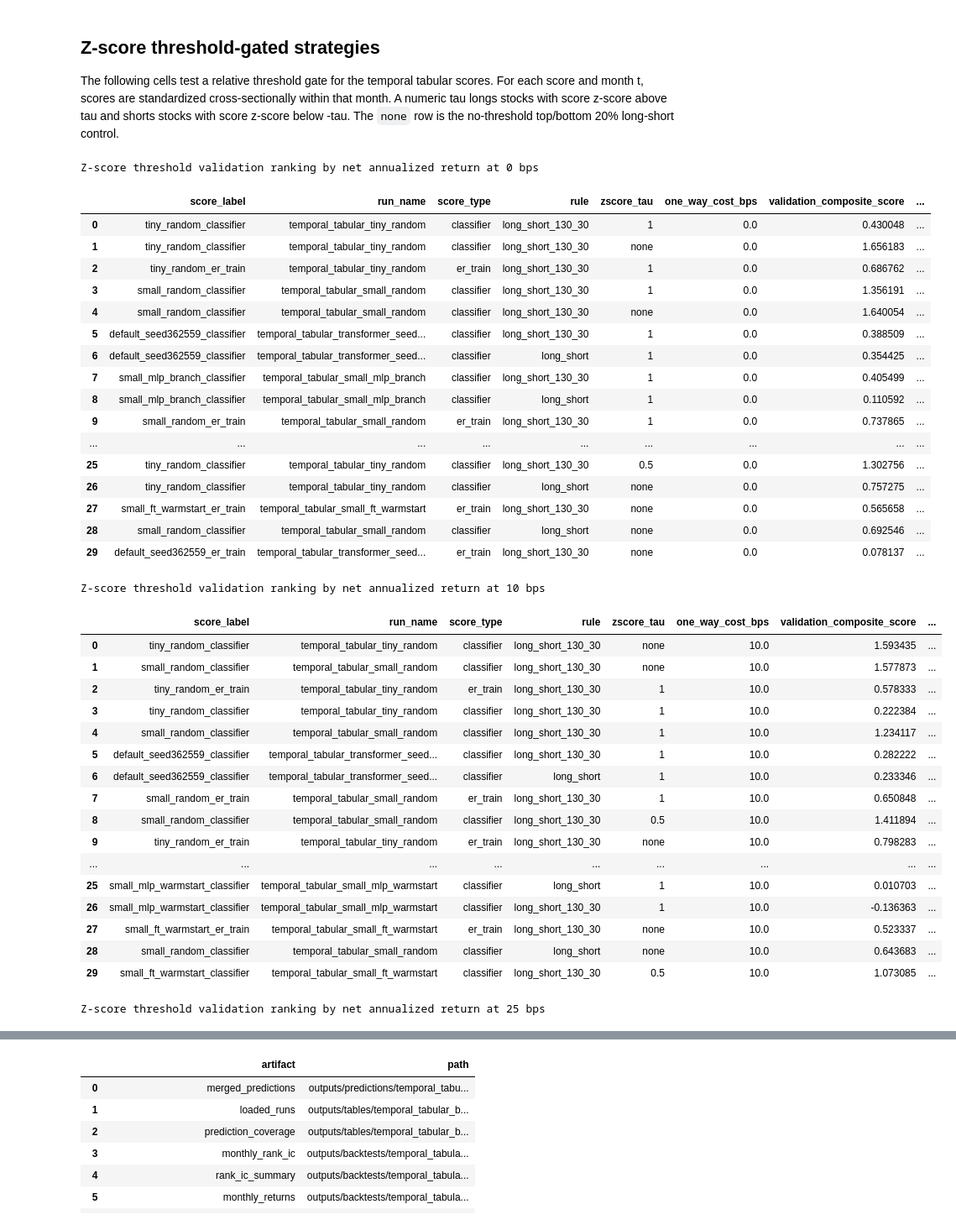
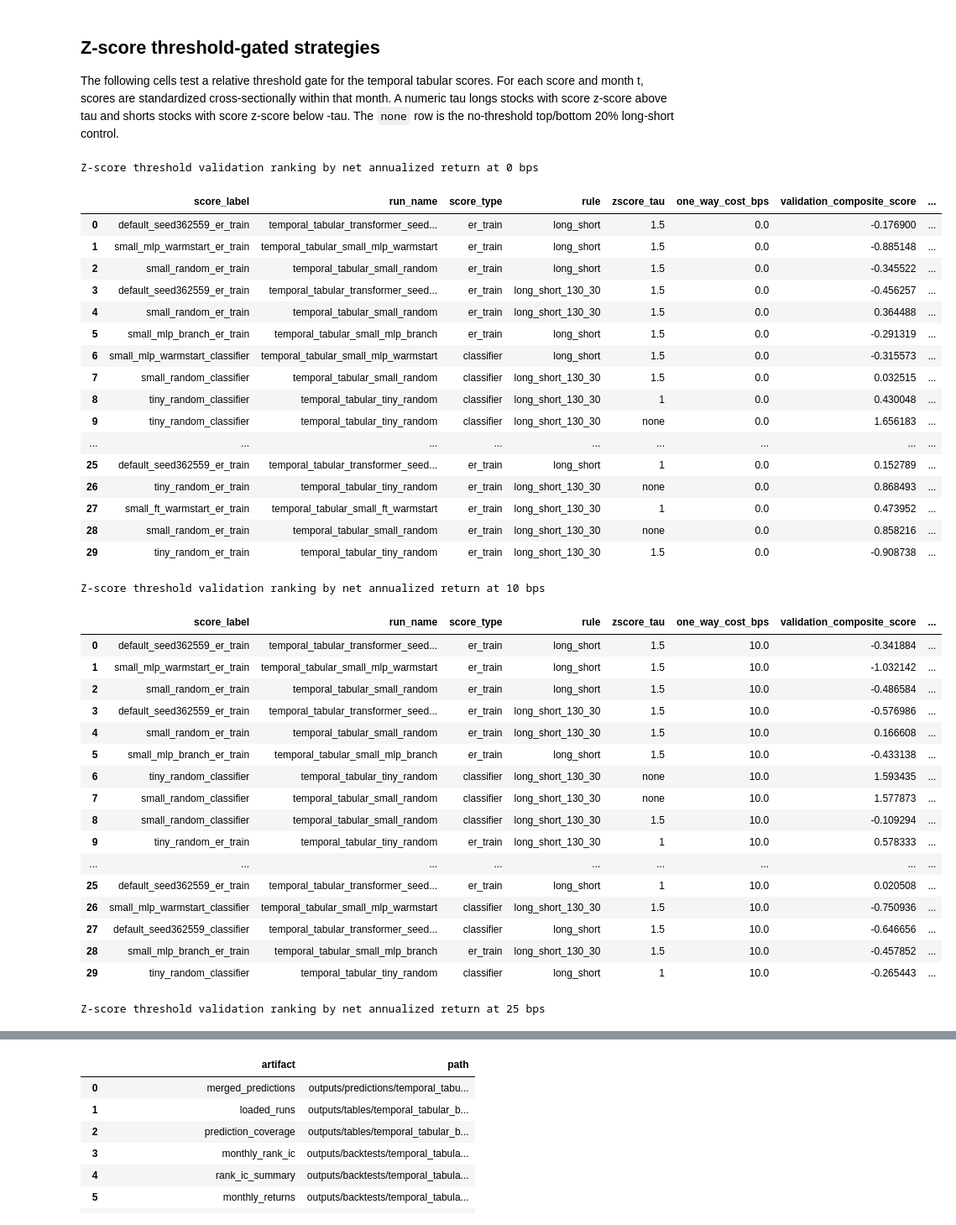
Before and after one commit to clemeddeb/ML_For_Cross-Sectional_Stock_Return_Prediction, a Jupyter notebook: notebooks/13_backtest_temporal_tabular_score_strategies.ipynb, the cells around one changed output, grey strips where cells are left out. Shown at 84% size. Drawn from its saved outputs; the diff is of its cells as text; code cells hidden in the pictures.

```diff
--- a/notebooks/13_backtest_temporal_tabular_score_strategies.ipynb
+++ b/notebooks/13_backtest_temporal_tabular_score_strategies.ipynb
@@ -749,7 +749,7 @@ The following cells test a relative threshold gate for the temporal tabular scor
 # %%
 # Cell 13: Z-score-relative threshold strategy grid and backtests
 
-ZSCORE_THRESHOLD_GRID = [None, 0.0, 0.25, 0.5, 1.0]
+ZSCORE_THRESHOLD_GRID = [None, 0.0, 0.25, 0.5, 1.0, 1.5]
 ZSCORE_THRESHOLD_RULES = ["gross_normalized_long_short", "long_short", "long_short_130_30"]
 ZSCORE_Q_FOR_NONE = 0.20
 
@@ -966,66 +966,66 @@ zscore_validation_portfolios = zscore_threshold_summary.loc[zscore_threshold_sum
 zscore_validation_portfolios["validation_net_sharpe"] = zscore_validation_portfolios["sharpe"]
 zscore_validation_portfolios["validation_net_annualized_return"] = zscore_validation_portfolios["annualized_return"]
 zscore_validation_portfolios["validation_net_annualized_volatility"] = zscore_validation_portfolios["annualized_volatility"]
 zscore_validation_portfolios["eligible_for_selection"] = zscore_validation_portfolios["validation_rank_ic"].notna() & zscore_validation_portfolios["validation_net_sharpe"].notna() & zscore_validation_portfolios["validation_net_annualized_return"].notna() & zscore_validation_portfolios["validation_net_annualized_volatility"].notna() & zscore_validation_portfolios["average_turnover"].notna() & zscore_validation_portfolios["average_turnover"].gt(0) & zscore_validation_portfolios["average_gross_exposure"].gt(0) & zscore_validation_portfolios["validation_net_annualized_volatility"].gt(0)
 zscore_validation_portfolios["validation_composite_score"] = zscore_validation_portfolios["validation_rank_ic"] + zscore_validation_portfolios["validation_net_sharpe"] + zscore_validation_portfolios["validation_net_annualized_return"] - zscore_validation_portfolios["average_turnover"] - zscore_validation_portfolios["validation_net_annualized_volatility"]
 zscore_validation_portfolios.loc[~zscore_validation_portfolios["eligible_for_selection"], "validation_composite_score"] = -np.inf
 zscore_validation_portfolios = zscore_validation_portfolios.sort_values(["one_way_cost_bps", "eligible_for_selection", "validation_net_annualized_return", "validation_net_sharpe", "validation_composite_score"], ascending=[True, False, False, False, False]).reset_index(drop=True)
 
 ZSCORE_VALIDATION_RANKING_COLUMNS = ["score_label", "run_name", "score_type", "rule", "zscore_tau", "one_way_cost_bps", "validation_composite_score", "validation_rank_ic", "validation_rank_ic_tstat", "validation_net_sharpe", "validation_net_annualized_return", "validation_net_annualized_volatility", "average_turnover", "eligible_for_selection", "average_n_long", "average_n_short", "average_gross_exposure", "average_long_leg_return", "average_short_leg_return", "average_short_leg_contribution", "max_drawdown"]
 
 zscore_threshold_monthly.to_csv(BACKTEST_DIR / "temporal_tabular_zscore_threshold_monthly_returns.csv", index=False)
 zscore_threshold_summary.to_csv(BACKTEST_DIR / "temporal_tabular_zscore_threshold_performance_summary.csv", index=False)
 zscore_validation_portfolios.to_csv(BACKTEST_DIR / "validation_temporal_tabular_zscore_threshold_strategy_ranking.csv", index=False)
 
 zscore_validation_rankings_by_cost = {}
 for cost in cost_grid_bps:
     ranking = zscore_validation_portfolios.loc[zscore_validation_portfolios["one_way_cost_bps"].eq(cost)].reset_index(drop=True)
     zscore_validation_rankings_by_cost[cost] = ranking
     ranking.to_csv(BACKTEST_DIR / f"validation_temporal_tabular_zscore_threshold_strategy_ranking_{int(cost)}bps.csv", index=False)
     print(f"Z-score threshold validation ranking by net annualized return at {cost:.0f} bps")
     display(ranking[ZSCORE_VALIDATION_RANKING_COLUMNS].head(30))
 
 zscore_selection_table = zscore_validation_portfolios.loc[zscore_validation_portfolios["one_way_cost_bps"].eq(SELECTION_COST_BPS) & zscore_validation_portfolios["eligible_for_selection"]].sort_values(["validation_net_annualized_return", "validation_net_sharpe", "validation_composite_score"], ascending=[False, False, False]).reset_index(drop=True)
 if zscore_selection_table.empty:
     raise ValueError("No eligible z-score threshold validation strategies found.")
 zscore_selection_table.to_csv(BACKTEST_DIR / "validation_temporal_tabular_zscore_threshold_selection_table_10bps.csv", index=False)
 display(zscore_selection_table[ZSCORE_VALIDATION_RANKING_COLUMNS].head(30))
 # %% [output]
 Z-score threshold validation ranking by net annualized return at 0 bps
 |  | score_label | run_name | score_type | rule | zscore_tau | one_way_cost_bps | validation_composite_score | ... |
-| 0 | tiny_random_classifier | temporal_tabular_tiny_random | classifier | long_short_130_30 | 1 | 0.0 | 0.430048 | ... |
-| 1 | tiny_random_classifier | temporal_tabular_tiny_random | classifier | long_short_130_30 | none | 0.0 | 1.656183 | ... |
-| 2 | tiny_random_er_train | temporal_tabular_tiny_random | er_train | long_short_130_30 | 1 | 0.0 | 0.686762 | ... |
-| 3 | small_random_classifier | temporal_tabular_small_random | classifier | long_short_130_30 | 1 | 0.0 | 1.356191 | ... |
-| 4 | small_random_classifier | temporal_tabular_small_random | classifier | long_short_130_30 | none | 0.0 | 1.640054 | ... |
-| 5 | default_seed362559_classifier | temporal_tabular_transformer_seed... | classifier | long_short_130_30 | 1 | 0.0 | 0.388509 | ... |
-| 6 | default_seed362559_classifier | temporal_tabular_transformer_seed... | classifier | long_short | 1 | 0.0 | 0.354425 | ... |
-| 7 | small_mlp_branch_classifier | temporal_tabular_small_mlp_branch | classifier | long_short_130_30 | 1 | 0.0 | 0.405499 | ... |
-| 8 | small_mlp_branch_classifier | temporal_tabular_small_mlp_branch | classifier | long_short | 1 | 0.0 | 0.110592 | ... |
-| 9 | small_random_er_train | temporal_tabular_small_random | er_train | long_short_130_30 | 1 | 0.0 | 0.737865 | ... |
+| 0 | default_seed362559_er_train | temporal_tabular_transformer_seed... | er_train | long_short | 1.5 | 0.0 | -0.176900 | ... |
+| 1 | small_mlp_warmstart_er_train | temporal_tabular_small_mlp_warmstart | er_train | long_short | 1.5 | 0.0 | -0.885148 | ... |
+| 2 | small_random_er_train | temporal_tabular_small_random | er_train | long_short | 1.5 | 0.0 | -0.345522 | ... |
+| 3 | default_seed362559_er_train | temporal_tabular_transformer_seed... | er_train | long_short_130_30 | 1.5 | 0.0 | -0.456257 | ... |
+| 4 | small_random_er_train | temporal_tabular_small_random | er_train | long_short_130_30 | 1.5 | 0.0 | 0.364488 | ... |
+| 5 | small_mlp_branch_er_train | temporal_tabular_small_mlp_branch | er_train | long_short | 1.5 | 0.0 | -0.291319 | ... |
+| 6 | small_mlp_warmstart_classifier | temporal_tabular_small_mlp_warmstart | classifier | long_short | 1.5 | 0.0 | -0.315573 | ... |
+| 7 | small_random_classifier | temporal_tabular_small_random | classifier | long_short_130_30 | 1.5 | 0.0 | 0.032515 | ... |
+| 8 | tiny_random_classifier | temporal_tabular_tiny_random | classifier | long_short_130_30 | 1 | 0.0 | 0.430048 | ... |
+| 9 | tiny_random_classifier | temporal_tabular_tiny_random | classifier | long_short_130_30 | none | 0.0 | 1.656183 | ... |
 | ... | ... | ... | ... | ... | ... | ... | ... | ... |
-| 25 | tiny_random_classifier | temporal_tabular_tiny_random | classifier | long_short_130_30 | 0.5 | 0.0 | 1.302756 | ... |
-| 26 | tiny_random_classifier | temporal_tabular_tiny_random | classifier | long_short | none | 0.0 | 0.757275 | ... |
-| 27 | small_ft_warmstart_er_train | temporal_tabular_small_ft_warmstart | er_train | long_short_130_30 | none | 0.0 | 0.565658 | ... |
-| 28 | small_random_classifier | temporal_tabular_small_random | classifier | long_short | none | 0.0 | 0.692546 | ... |
-| 29 | default_seed362559_er_train | temporal_tabular_transformer_seed... | er_train | long_short_130_30 | none | 0.0 | 0.078137 | ... |
+| 25 | default_seed362559_er_train | temporal_tabular_transformer_seed... | er_train | long_short | 1 | 0.0 | 0.152789 | ... |
+| 26 | tiny_random_er_train | temporal_tabular_tiny_random | er_train | long_short_130_30 | none | 0.0 | 0.868493 | ... |
+| 27 | small_ft_warmstart_er_train | temporal_tabular_small_ft_warmstart | er_train | long_short_130_30 | 1 | 0.0 | 0.473952 | ... |
+| 28 | small_random_er_train | temporal_tabular_small_random | er_train | long_short_130_30 | none | 0.0 | 0.858216 | ... |
+| 29 | tiny_random_er_train | temporal_tabular_tiny_random | er_train | long_short_130_30 | 1.5 | 0.0 | -0.908738 | ... |
 Z-score threshold validation ranking by net annualized return at 10 bps
 |  | score_label | run_name | score_type | rule | zscore_tau | one_way_cost_bps | validation_composite_score | ... |
-| 0 | tiny_random_classifier | temporal_tabular_tiny_random | classifier | long_short_130_30 | none | 10.0 | 1.593435 | ... |
-| 1 | small_random_classifier | temporal_tabular_small_random | classifier | long_short_130_30 | none | 10.0 | 1.577873 | ... |
-| 2 | tiny_random_er_train | temporal_tabular_tiny_random | er_train | long_short_130_30 | 1 | 10.0 | 0.578333 | ... |
-| 3 | tiny_random_classifier | temporal_tabular_tiny_random | classifier | long_short_130_30 | 1 | 10.0 | 0.222384 | ... |
-| 4 | small_random_classifier | temporal_tabular_small_random | classifier | long_short_130_30 | 1 | 10.0 | 1.234117 | ... |
-| 5 | default_seed362559_classifier | temporal_tabular_transformer_seed... | classifier | long_short_130_30 | 1 | 10.0 | 0.282222 | ... |
-| 6 | default_seed362559_classifier | temporal_tabular_transformer_seed... | classifier | long_short | 1 | 10.0 | 0.233346 | ... |
-| 7 | small_random_er_train | temporal_tabular_small_random | er_train | long_short_130_30 | 1 | 10.0 | 0.650848 | ... |
-| 8 | small_random_classifier | temporal_tabular_small_random | classifier | long_short_130_30 | 0.5 | 10.0 | 1.411894 | ... |
-| 9 | tiny_random_er_train | temporal_tabular_tiny_random | er_train | long_short_130_30 | none | 10.0 | 0.798283 | ... |
+| 0 | default_seed362559_er_train | temporal_tabular_transformer_seed... | er_train | long_short | 1.5 | 10.0 | -0.341884 | ... |
+| 1 | small_mlp_warmstart_er_train | temporal_tabular_small_mlp_warmstart | er_train | long_short | 1.5 | 10.0 | -1.032142 | ... |
+| 2 | small_random_er_train | temporal_tabular_small_random | er_train | long_short | 1.5 | 10.0 | -0.486584 | ... |
+| 3 | default_seed362559_er_train | temporal_tabular_transformer_seed... | er_train | long_short_130_30 | 1.5 | 10.0 | -0.576986 | ... |
+| 4 | small_random_er_train | temporal_tabular_small_random | er_train | long_short_130_30 | 1.5 | 10.0 | 0.166608 | ... |
+| 5 | small_mlp_branch_er_train | temporal_tabular_small_mlp_branch | er_train | long_short | 1.5 | 10.0 | -0.433138 | ... |
+| 6 | tiny_random_classifier | temporal_tabular_tiny_random | classifier | long_short_130_30 | none | 10.0 | 1.593435 | ... |
+| 7 | small_random_classifier | temporal_tabular_small_random | classifier | long_short_130_30 | none | 10.0 | 1.577873 | ... |
+| 8 | small_random_classifier | temporal_tabular_small_random | classifier | long_short_130_30 | 1.5 | 10.0 | -0.109294 | ... |
+| 9 | tiny_random_er_train | temporal_tabular_tiny_random | er_train | long_short_130_30 | 1 | 10.0 | 0.578333 | ... |
 | ... | ... | ... | ... | ... | ... | ... | ... | ... |
-| 25 | small_mlp_warmstart_classifier | temporal_tabular_small_mlp_warmstart | classifier | long_short | 1 | 10.0 | 0.010703 | ... |
-| 26 | small_mlp_warmstart_classifier | temporal_tabular_small_mlp_warmstart | classifier | long_short_130_30 | 1 | 10.0 | -0.136363 | ... |
-| 27 | small_ft_warmstart_er_train | temporal_tabular_small_ft_warmstart | er_train | long_short_130_30 | none | 10.0 | 0.523337 | ... |
-| 28 | small_random_classifier | temporal_tabular_small_random | classifier | long_short | none | 10.0 | 0.643683 | ... |
-| 29 | small_ft_warmstart_classifier | temporal_tabular_small_ft_warmstart | classifier | long_short_130_30 | 0.5 | 10.0 | 1.073085 | ... |
+| 25 | default_seed362559_er_train | temporal_tabular_transformer_seed... | er_train | long_short | 1 | 10.0 | 0.020508 | ... |
+| 26 | small_mlp_warmstart_classifier | temporal_tabular_small_mlp_warmstart | classifier | long_short_130_30 | 1.5 | 10.0 | -0.750936 | ... |
+| 27 | default_seed362559_classifier | temporal_tabular_transformer_seed... | classifier | long_short | 1.5 | 10.0 | -0.646656 | ... |
+| 28 | small_mlp_branch_er_train | temporal_tabular_small_mlp_branch | er_train | long_short_130_30 | 1.5 | 10.0 | -0.457852 | ... |
+| 29 | tiny_random_classifier | temporal_tabular_tiny_random | classifier | long_short | 1 | 10.0 | -0.265443 | ... |
 Z-score threshold validation ranking by net annualized return at 25 bps
 |  | score_label | run_name | score_type | rule | zscore_tau | one_way_cost_bps | validation_composite_score | ... |
```
Also changed, not shown: parts of 2 cells of this notebook.
